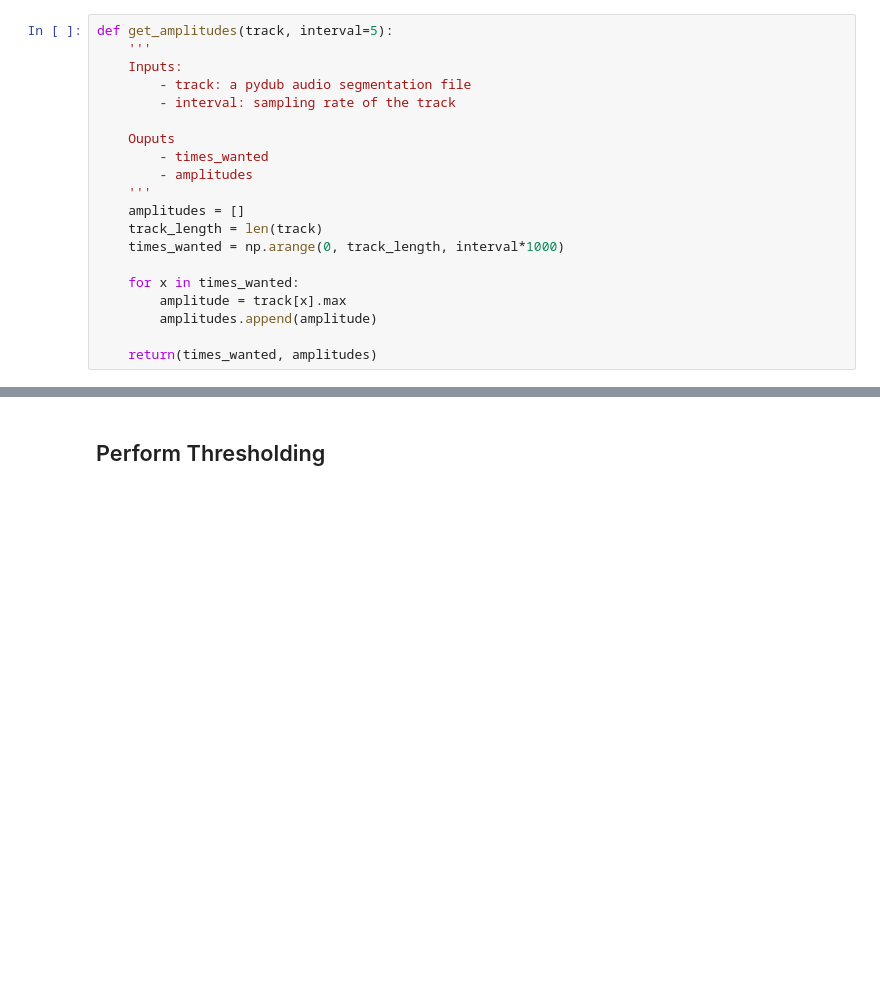
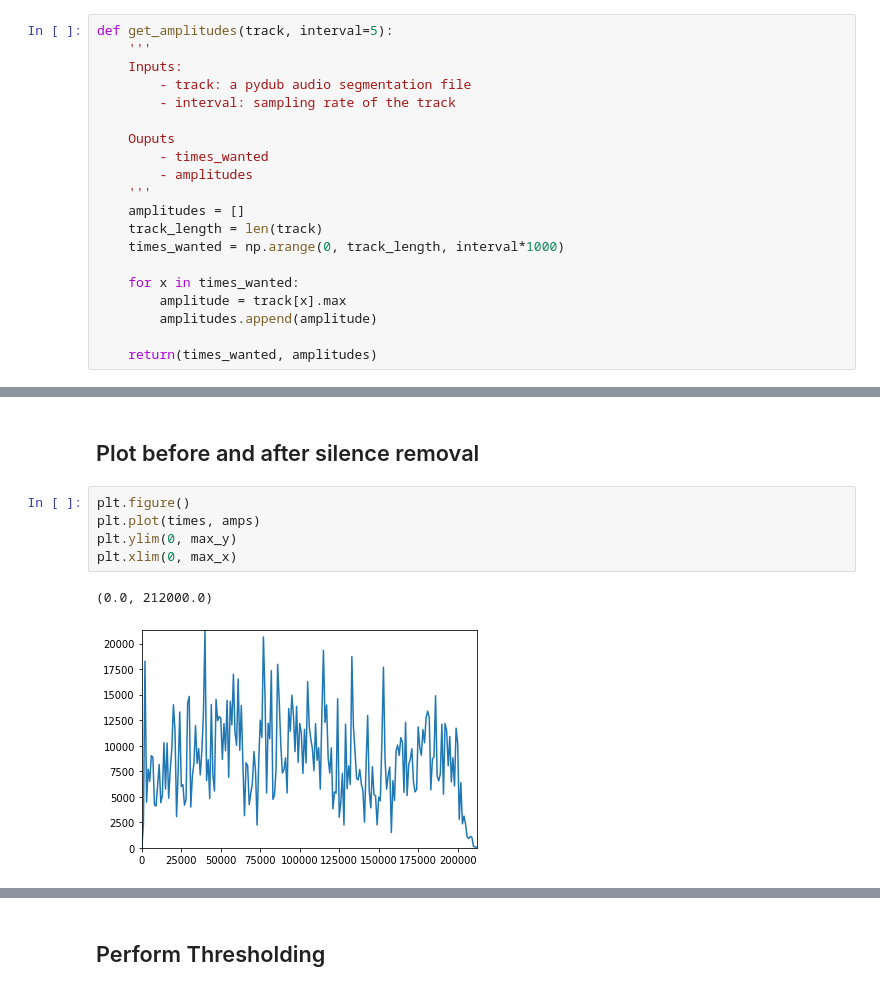
Before and after one commit to jplineb/all_drake_is_the_same, a Jupyter notebook: Source/experimental work/entropy_of_music.ipynb, the cells around one changed output, grey strips where cells are left out. Saved outputs shown, nothing was run; the diff lists cells and outputs as text; blank space fills up the shorter version.

```diff
--- a/Source/experimental work/entropy_of_music.ipynb
+++ b/Source/experimental work/entropy_of_music.ipynb
@@ -96,0 +158,10 @@ plt.plot(times, amps)
+# %% [markdown]
+## Plot before and after silence removal
+# %%
+plt.figure()
+plt.plot(times, amps)
+plt.ylim(0, max_y)
+plt.xlim(0, max_x)
+# %% [output]
+(0.0, 212000.0)
+[figure, added]
```
Also changed, not shown: parts of 12 cells of this notebook.
